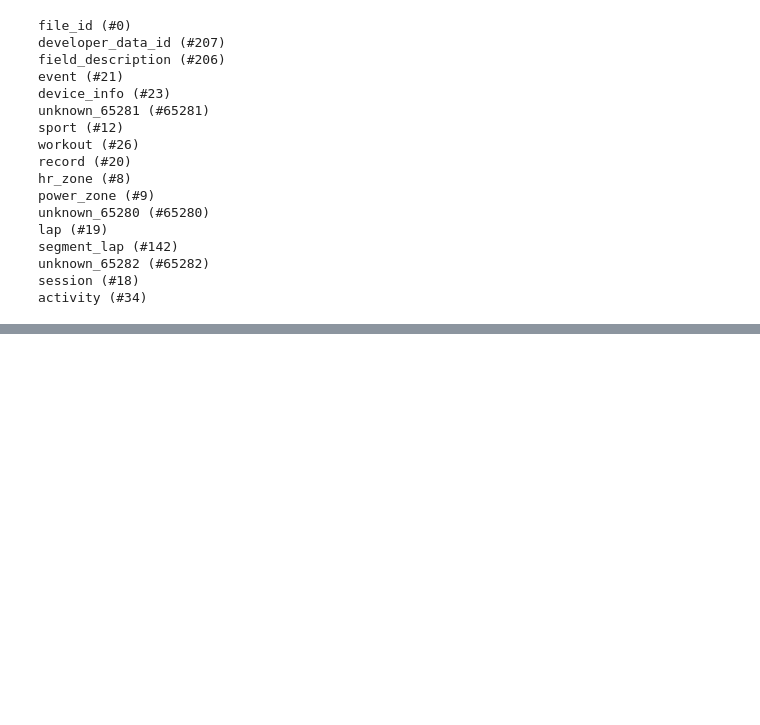
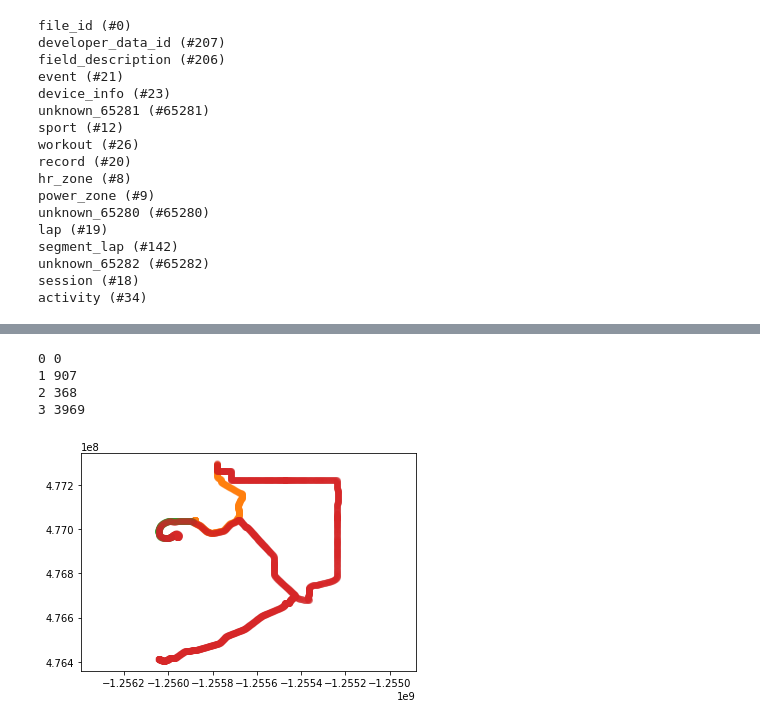
Before and after one commit to royceschultz/Cycling-Power-Calculator, a Jupyter notebook: ParseFIT.ipynb, the cells around one changed output, grey strips where cells are left out. Cells and saved outputs as stored; diff of their text form; code cells hidden in the pictures; blank space fills up the shorter version.

Commit message:
adds better plotting and lap segmentation to help make the data more manageable

```diff
--- a/ParseFIT.ipynb
+++ b/ParseFIT.ipynb
@@ -55,0 +69,45 @@ total_work 434330
+# %%
+def getAxis(ls, axis):
+    return [x[axis] for x in ls]
+
+def binValues(ls, key, bins):
+    hist = {}
+    for i in range(len(bins) + 1):
+        hist[i] = []
+    for x in ls:
+        for i in range(len(bins)):
+            if x[key] < bins[i]:
+                hist[i+1].append(x)
+                break
+    return hist
+
+def plotMap(records):
+    x = getAxis(records, 'lon')
+    y = getAxis(records, 'lat')
+    plt.scatter(x,y)
+    plt.axis('equal')
+
+def plotAttr(records, attr, x_axis='timestamp', c='C0'):
+    x = getAxis(records, x_axis)
+    y = getAxis(records, attr)
+    plt.plot(x,y, c=c)
+    label = plt.ylabel(attr.capitalize())
+    label.set_color(c)
+# %%
+lap_records = binValues(records, 'timestamp', getAxis(laps, 'start_time'))
+for x in bins:
+    print(x, len(bins[x]))
+# %% [output]
+0 0
+1 907
+2 368
+3 3969
+# %%
+for lap_num in lap_records:
+    segment = lap_records[lap_num]
+    x = getAxis(segment, 'lon')
+    y = getAxis(segment, 'lat')
+    plt.scatter(x,y, alpha=0.1)
+    plt.axis('equal')
+# %% [output]
+[figure, added]
```
Also changed, not shown: parts of 7 cells of this notebook.
